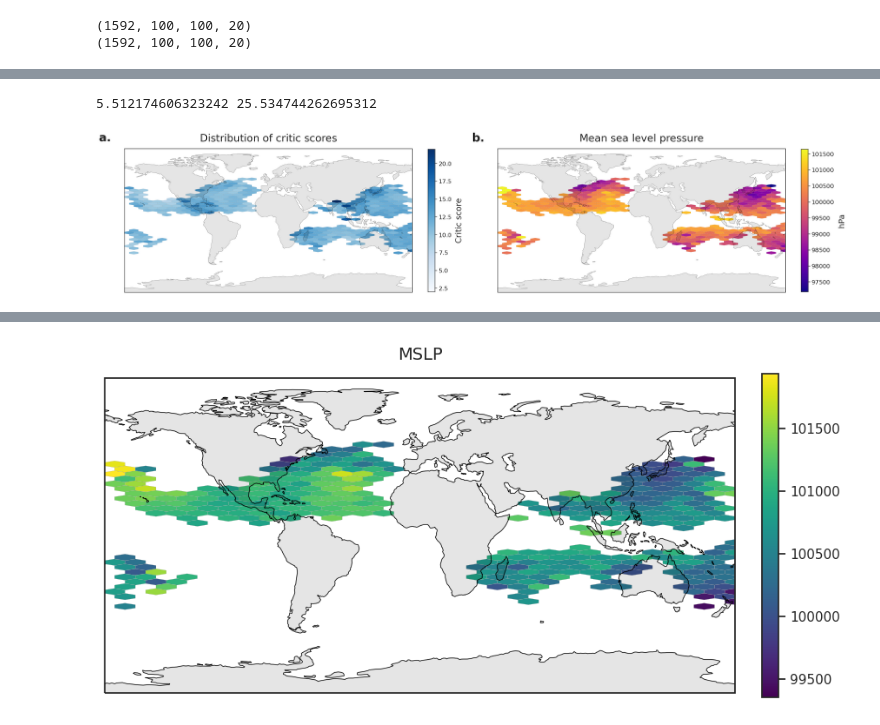
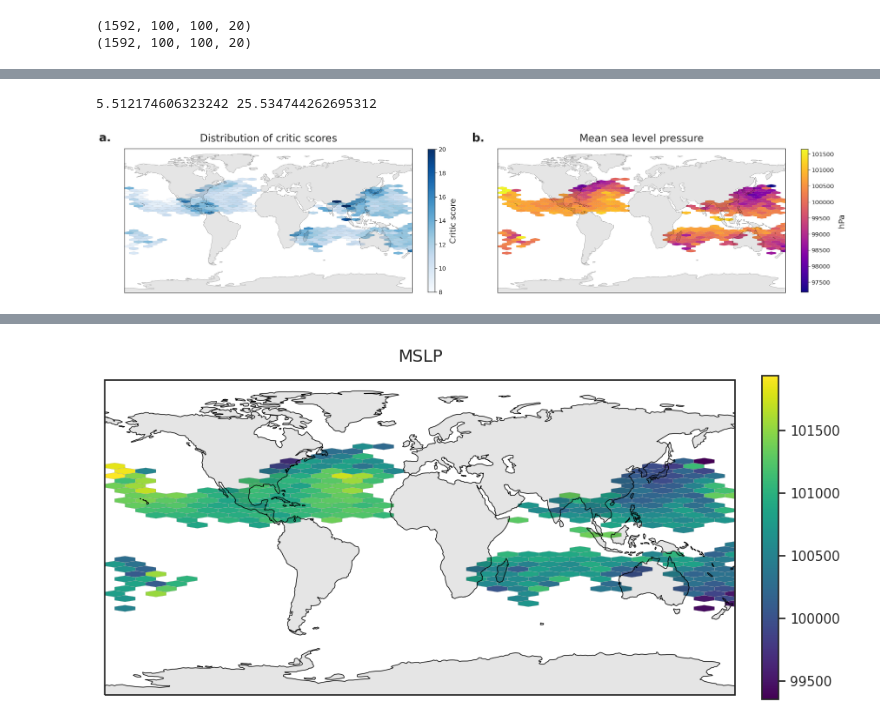
Before and after one commit to vosps/tropical_cyclone, a Jupyter notebook: tracking/9_interpretability.ipynb, the cells around one changed output, grey strips where cells are left out. Drawn from its saved outputs; the diff is of its cells as text; code cells hidden in the pictures.

```diff
--- a/tracking/9_interpretability.ipynb
+++ b/tracking/9_interpretability.ipynb
@@ -672,7 +641,7 @@ x = inputs_more[:,5]
 y = inputs_more[:,4]
 z = disc_pred[:,0,0]
 print(np.min(z),np.max(z))
-m = axes[0].hexbin(x,y, C=z, gridsize=30, cmap='Blues', mincnt=1, edgecolor='gray',vmin=2,vmax=22, reduce_C_function=np.mean,linewidth=0.1, transform=ccrs.PlateCarree())
+m = axes[0].hexbin(x,y, C=z, gridsize=30, cmap='Blues', mincnt=1, edgecolor='gray',vmin=8,vmax=20, reduce_C_function=np.mean,linewidth=0.1, transform=ccrs.PlateCarree())
 # m = axes[0].hexbin(x,y, C=z, gridsize=30, cmap='Blues', mincnt=1, edgecolor='gray',vmin=2,vmax=22, reduce_C_function=np.max,linewidth=0.1, transform=ccrs.PlateCarree())
 axes[0].add_feature(cfeature.COASTLINE,linewidth=0.2)
 axes[0].add_feature(cfeature.LAND, zorder=100,color='black',alpha=0.1)
@@ -702,31 +671,31 @@ axes[2].add_feature(cfeature.LAND, zorder=100,color='black',alpha=0.1)
 axes[2].tick_params(axis='x', labelsize=20)
 axes[2].tick_params(axis='y', labelsize=20)
 axes[2].set_title('Mean sea level pressure',fontsize=28,pad=20)
 axes[3].set_visible(False)
 
 cb2 = plt.colorbar(m2,ax=axes[2],fraction = 0.023,pad=0.05,label='hPa')
 cb2.set_label(label='hPa',size=22,labelpad=10)
 cb2.ax.tick_params(labelsize=16)
 
 
 
 
 # plt.savefig('figure_9d_mslp_distribution_4.png')
 axes[0].set_global()
 axes[2].set_global()
 
 # axes[0].outline_patch.se t_linewidth(0.1)
 # axes[1].patch.set_linewidth(0.1)
 
 axes[0].text(-0.09, 1.05, 'a.', transform=axes[0].transAxes, size=32, weight='bold')
 axes[2].text(-0.09, 1.05, 'b.', transform=axes[2].transAxes, size=32, weight='bold')
 
 
 #
 
 plt.tight_layout
 
 plt.savefig('figure_9c_storm_distribution_4.png',bbox_inches='tight')
 # %% [output]
 5.512174606323242 25.534744262695312
-[figure, old version]
+[figure, new version]
```
Also changed, not shown: parts of 17 cells of this notebook, 29 other files.
